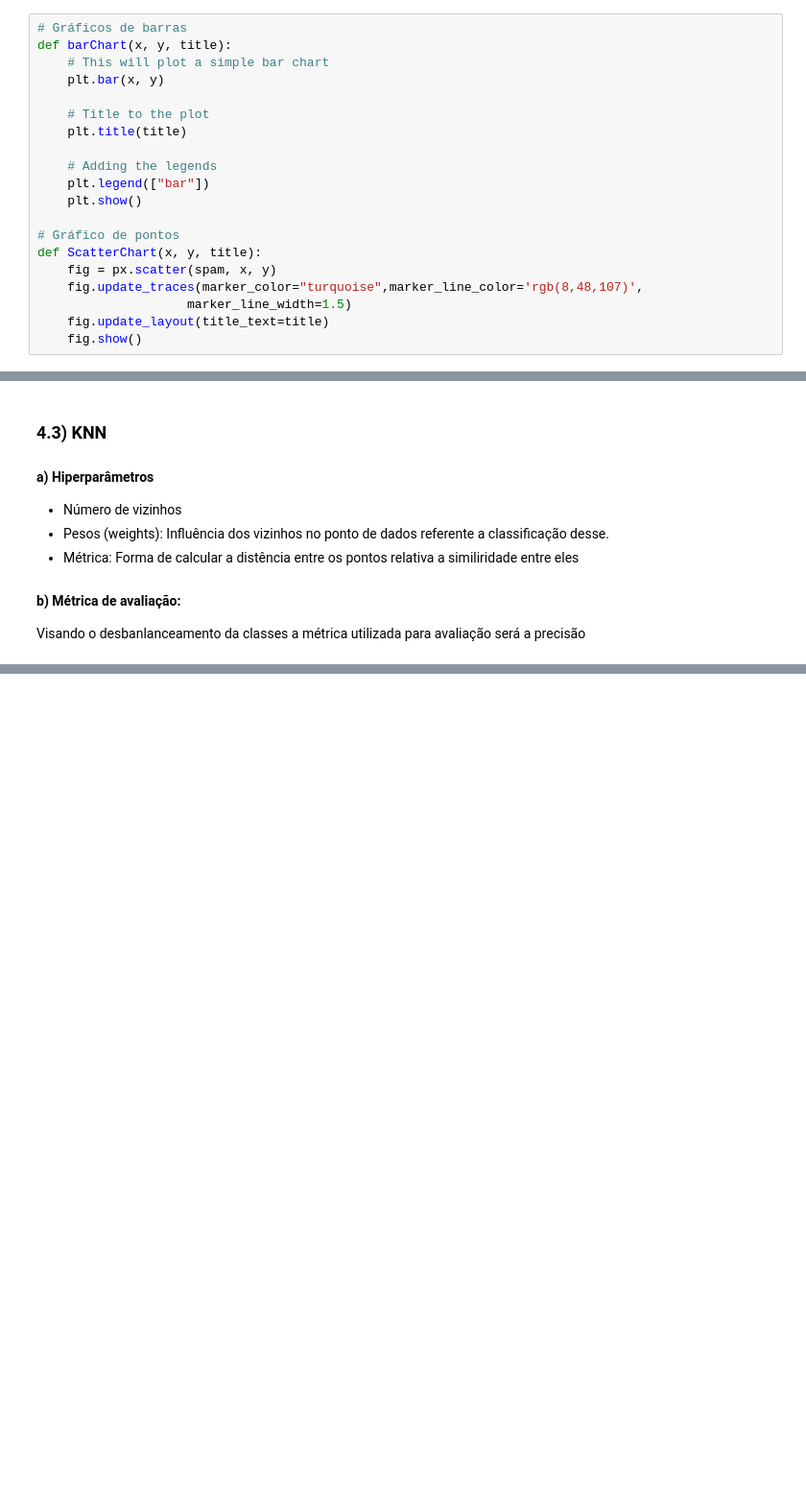
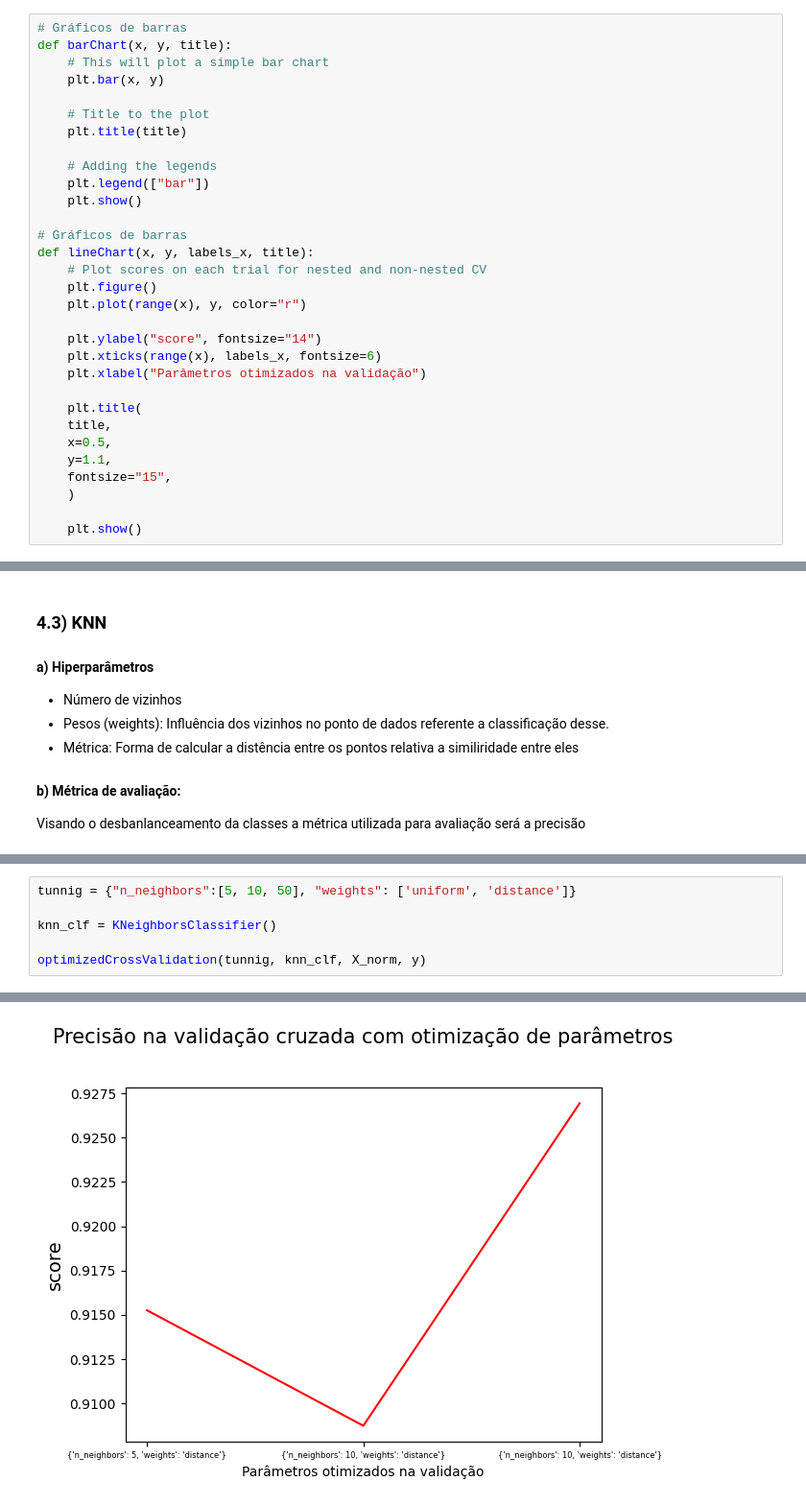
Before and after one commit to PHM-araujo/Machine-Learning, a Jupyter notebook: Practical_work/Spam_prediction.ipynb, the cells around one changed output, grey strips where cells are left out. Shown at 96% size. Saved outputs shown, nothing was run; the diff lists cells and outputs as text; blank space fills up the shorter version.

```diff
--- a/Practical_work/Spam_prediction.ipynb
+++ b/Practical_work/Spam_prediction.ipynb
@@ -32,13 +35,24 @@ def barChart(x, y, title):
     plt.legend(["bar"])
     plt.show()
 
-# Gráfico de pontos
-def ScatterChart(x, y, title):
-    fig = px.scatter(spam, x, y)
-    fig.update_traces(marker_color="turquoise",marker_line_color='rgb(8,48,107)',
-                    marker_line_width=1.5)
-    fig.update_layout(title_text=title)
-    fig.show()
+# Gráficos de barras
+def lineChart(x, y, labels_x, title):
+    # Plot scores on each trial for nested and non-nested CV
+    plt.figure()
+    plt.plot(range(x), y, color="r")
+
+    plt.ylabel("score", fontsize="14")
+    plt.xticks(range(x), labels_x, fontsize=6)
+    plt.xlabel("Parâmetros otimizados na validação")
+
+    plt.title(
+    title,
+    x=0.5,
+    y=1.1,
+    fontsize="15",
+    )
+
+    plt.show()
 # %% [markdown]
 ## 2) Carregar dados do DB
 # %%
@@ -137,0 +189,7 @@ You can try to debug the error by setting error_score='raise'.
+# %%
+tunnig = {"n_neighbors":[5, 10, 50], "weights": ['uniform', 'distance']}
+
+knn_clf = KNeighborsClassifier()
+
+optimizedCrossValidation(tunnig, knn_clf, X_norm, y)
+# %% [output]
@@ -137,0 +213 @@ You can try to debug the error by setting error_score='raise'.
+[figure, added]
```
Also changed, not shown: parts of 14 cells of this notebook.
